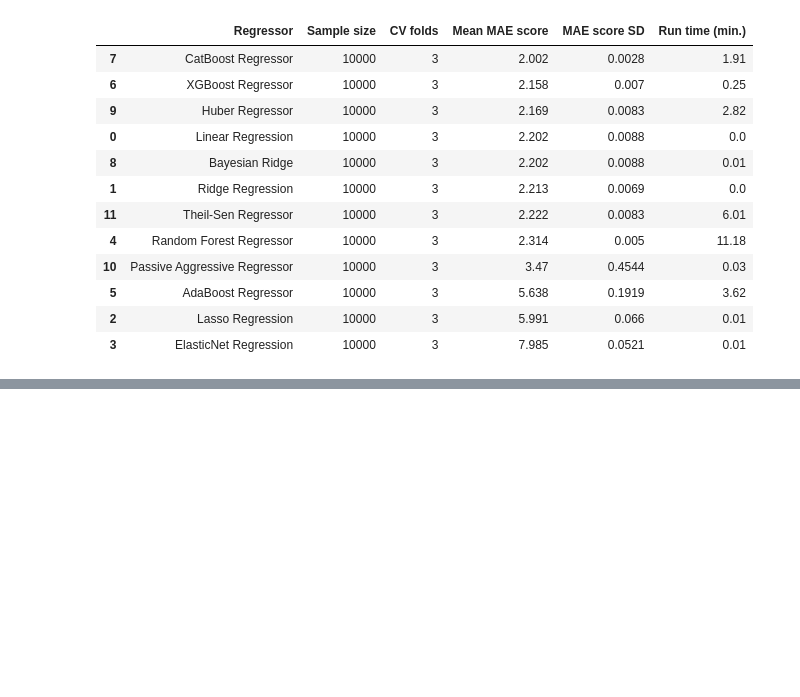
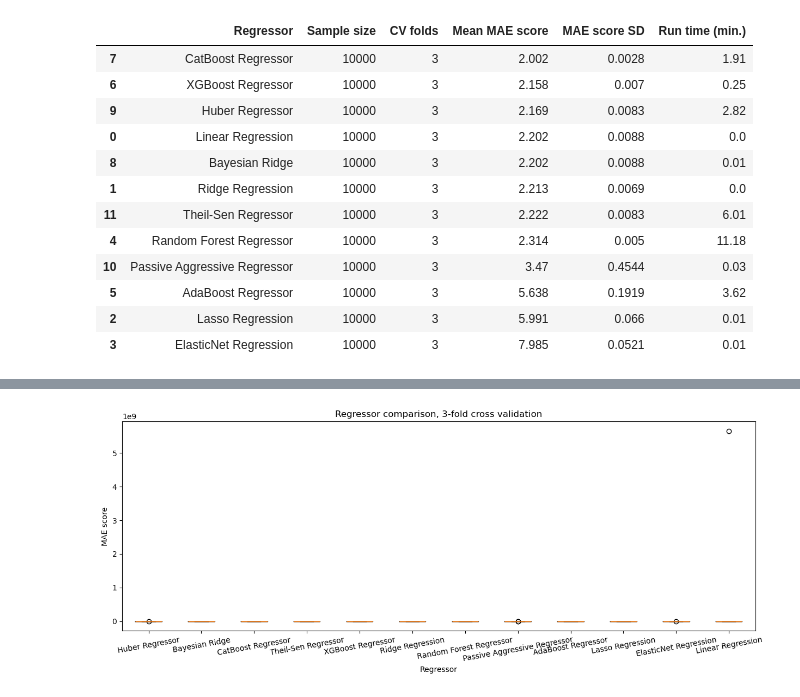
Before and after one commit to julescrevola/air_quality, a Jupyter notebook: notebooks/modelling.ipynb, the cells around one changed output, grey strips where cells are left out. Cells and saved outputs as stored; diff of their text form; code cells hidden in the pictures; blank space fills up the shorter version.

Commit message:
feat: made first predictions, need checks in models (modelling.ipynb) and find other ways to use the whole data eng part for the test set

```diff
--- a/notebooks/modelling.ipynb
+++ b/notebooks/modelling.ipynb
@@ -42,7 +46,6 @@ regression_descriptions = [
     'Bayesian Ridge',
     'Huber Regressor',
     'Passive Aggressive Regressor',
-    'Theil-Sen Regressor',
 ]
 
 regressors = (
@@ -57,5 +60,4 @@ regressors = (
     MultiOutputRegressor(BayesianRidge(max_iter=300)),
     MultiOutputRegressor(HuberRegressor(max_iter=2000)),
     MultiOutputRegressor(PassiveAggressiveRegressor(max_iter=300)),
-    MultiOutputRegressor(TheilSenRegressor(max_iter=300)),
 )
@@ -180,0 +187,9 @@ CatBoost seems to be the best model for our use case, we will now proceed to hyp
+# %%
+# Variables
+rand_seed = 42
+sample_size = 10000
+repetitions = 5
+
+cv_folds = TimeSeriesSplit(n_splits=5)
+scoring_func = make_scorer(mean_absolute_error)
+scoring_func_name = "MAE"
@@ -180,0 +271,17 @@ CatBoost seems to be the best model for our use case, we will now proceed to hyp
+# %%
+# Plot comparison of regressors using mean score
+fig = plt.figure(1, figsize=(15, 5))
+ax = fig.add_subplot(111)
+
+bp = ax.boxplot(classifier_data2['Raw scores'])
+ax.set_xticklabels(classifier_data2['Regressor'])
+plt.xlabel('Regressor')
+plt.ylabel('{} score'.format(scoring_func_name))
+plt.title('Regressor comparison, 3-fold cross validation')
+plt.xticks(rotation=10)
+
+plt.savefig("all_models_performance2", dpi=200)
+
+plt.show()
+# %% [output]
+[figure, added]
```
Also changed, not shown: parts of 21 cells of this notebook, 2 other files.
